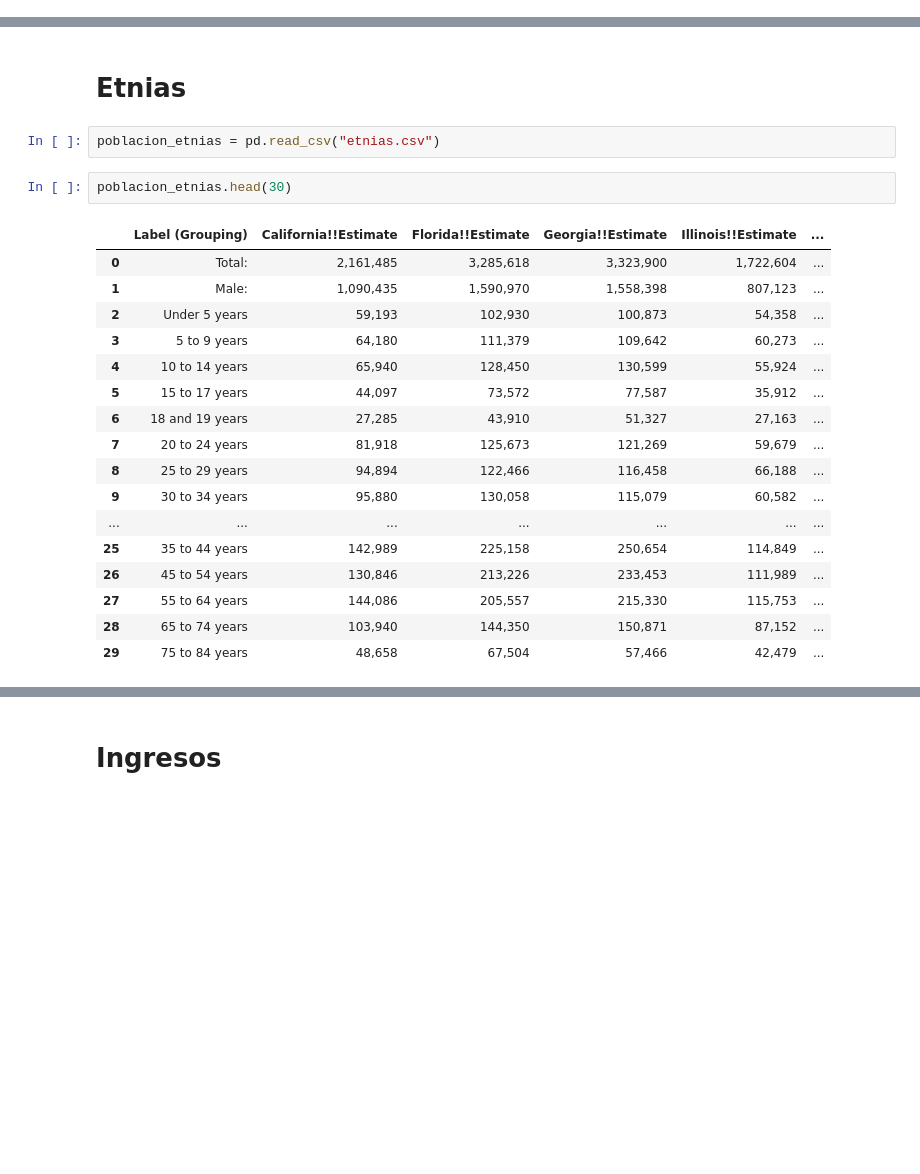
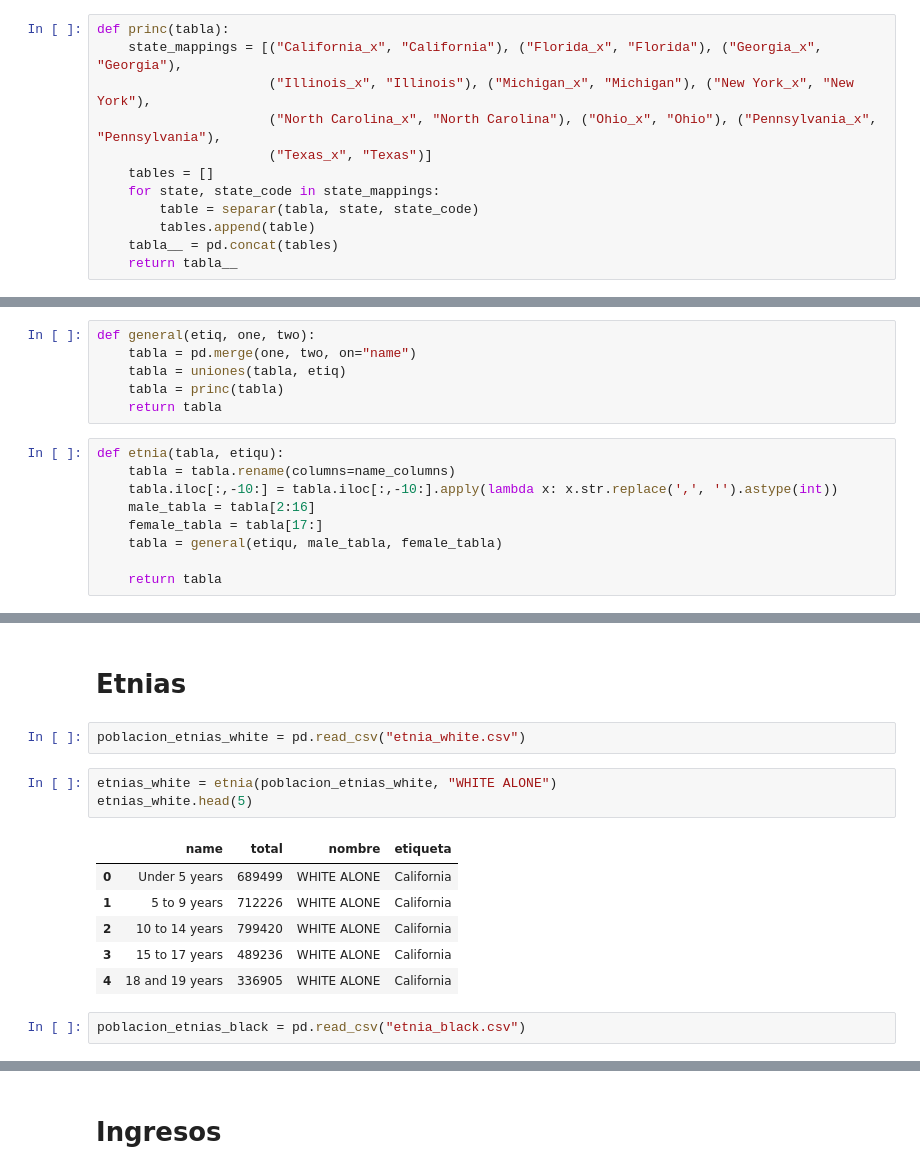
Before and after one commit to Lorena20U/proyect_bi, a Jupyter notebook: etl_censo.ipynb, the cells around one changed output, grey strips where cells are left out. Cells and saved outputs as stored; diff of their text form; blank space fills up the shorter version.

Commit message:
etnias

```diff
--- a/etl_censo.ipynb
+++ b/etl_censo.ipynb
@@ -10,0 +45,12 @@ def nombre_estados(fila):
+# %%
+def princ(tabla):
+    state_mappings = [("California_x", "California"), ("Florida_x", "Florida"), ("Georgia_x", "Georgia"),
+                      ("Illinois_x", "Illinois"), ("Michigan_x", "Michigan"), ("New York_x", "New York"),
+                      ("North Carolina_x", "North Carolina"), ("Ohio_x", "Ohio"), ("Pennsylvania_x", "Pennsylvania"),
+                      ("Texas_x", "Texas")]
+    tables = []
+    for state, state_code in state_mappings:
+        table = separar(tabla, state, state_code)
+        tables.append(table)
+    tabla__ = pd.concat(tables)
+    return tabla__
@@ -11,3 +60,18 @@ def nombre_estados(fila):
+# %%
+def general(etiq, one, two):
+    tabla = pd.merge(one, two, on="name")
+    tabla = uniones(tabla, etiq)
+    tabla = princ(tabla)
+    return tabla
+# %%
+def etnia(tabla, etiqu):
+    tabla = tabla.rename(columns=name_columns)
+    tabla.iloc[:,-10:] = tabla.iloc[:,-10:].apply(lambda x: x.str.replace(',', '').astype(int))
+    male_tabla = tabla[2:16]
+    female_tabla = tabla[17:]
+    tabla = general(etiqu, male_tabla, female_tabla)
+
+    return tabla
 # %% [markdown]
 # ESTADOS
 # %%
@@ -101,24 +162,16 @@ edades
 # %% [markdown]
 # Etnias
 # %%
-poblacion_etnias = pd.read_csv("etnias.csv")
+poblacion_etnias_white = pd.read_csv("etnia_white.csv")
-# %%
-poblacion_etnias.head(30)
-# %% [output]
-|  | Label (Grouping) | California!!Estimate | Florida!!Estimate | Georgia!!Estimate | Illinois!!Estimate | ... |
-| 0 | Total: | 2,161,485 | 3,285,618 | 3,323,900 | 1,722,604 | ... |
-| 1 | Male: | 1,090,435 | 1,590,970 | 1,558,398 | 807,123 | ... |
-| 2 | Under 5 years | 59,193 | 102,930 | 100,873 | 54,358 | ... |
-| 3 | 5 to 9 years | 64,180 | 111,379 | 109,642 | 60,273 | ... |
-| 4 | 10 to 14 years | 65,940 | 128,450 | 130,599 | 55,924 | ... |
-| 5 | 15 to 17 years | 44,097 | 73,572 | 77,587 | 35,912 | ... |
-| 6 | 18 and 19 years | 27,285 | 43,910 | 51,327 | 27,163 | ... |
-| 7 | 20 to 24 years | 81,918 | 125,673 | 121,269 | 59,679 | ... |
-| 8 | 25 to 29 years | 94,894 | 122,466 | 116,458 | 66,188 | ... |
-| 9 | 30 to 34 years | 95,880 | 130,058 | 115,079 | 60,582 | ... |
-| ... | ... | ... | ... | ... | ... | ... |
-| 25 | 35 to 44 years | 142,989 | 225,158 | 250,654 | 114,849 | ... |
-| 26 | 45 to 54 years | 130,846 | 213,226 | 233,453 | 111,989 | ... |
-| 27 | 55 to 64 years | 144,086 | 205,557 | 215,330 | 115,753 | ... |
-| 28 | 65 to 74 years | 103,940 | 144,350 | 150,871 | 87,152 | ... |
-| 29 | 75 to 84 years | 48,658 | 67,504 | 57,466 | 42,479 | ... |
+# %%
+etnias_white = etnia(poblacion_etnias_white, "WHITE ALONE")
+etnias_white.head(5)
+# %% [output]
+|  | name | total | nombre | etiqueta |
+| 0 | Under 5 years | 689499 | WHITE ALONE | California |
+| 1 | 5 to 9 years | 712226 | WHITE ALONE | California |
+| 2 | 10 to 14 years | 799420 | WHITE ALONE | California |
+| 3 | 15 to 17 years | 489236 | WHITE ALONE | California |
+| 4 | 18 and 19 years | 336905 | WHITE ALONE | California |
+# %%
+poblacion_etnias_black = pd.read_csv("etnia_black.csv")
```
Also changed, not shown: parts of 11 cells of this notebook.
